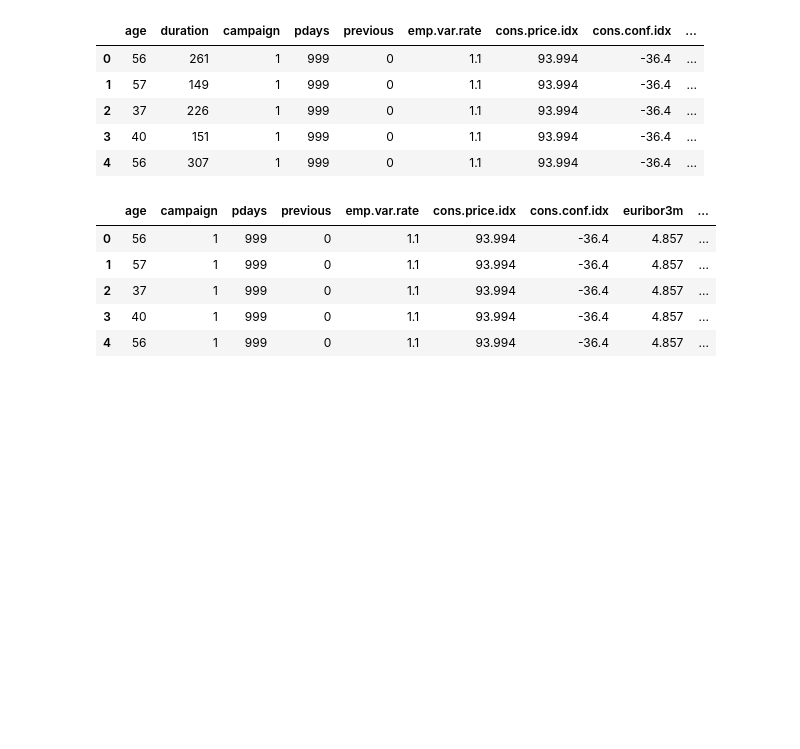
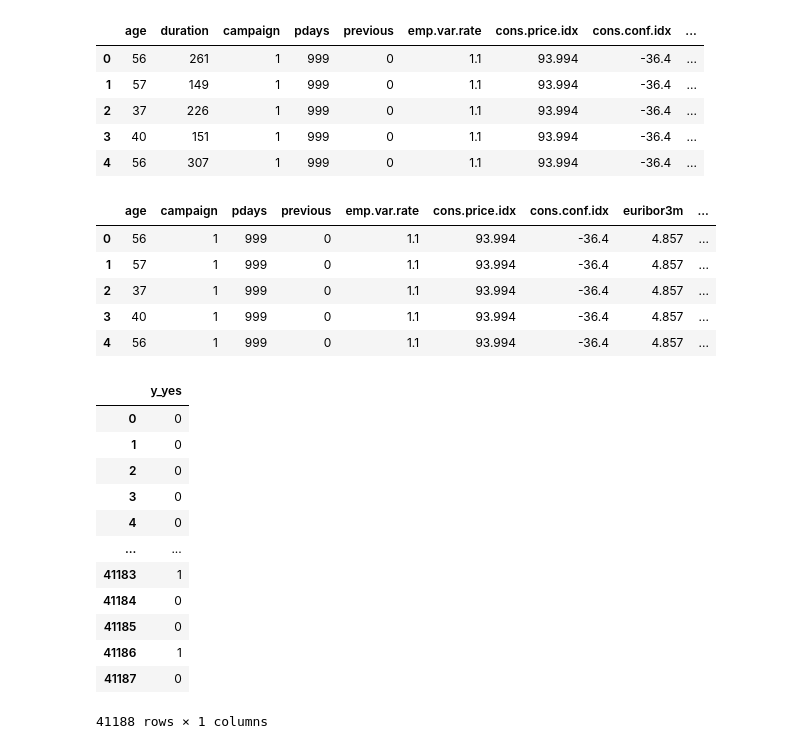
Before and after one commit to oxanaRC/CE888, a Jupyter notebook: LAB4/bank_classification.ipynb, the cells around one changed output. Saved outputs shown, nothing was run; the diff lists cells and outputs as text; code cells hidden in the pictures; blank space fills up the shorter version.

```diff
--- a/LAB4/bank_classification.ipynb
+++ b/LAB4/bank_classification.ipynb
@@ -113,6 +113,26 @@ df_dummies.head()
 | 2 | 37 | 1 | 999 | 0 | 1.1 | 93.994 | -36.4 | 4.857 | ... |
 | 3 | 40 | 1 | 999 | 0 | 1.1 | 93.994 | -36.4 | 4.857 | ... |
 | 4 | 56 | 1 | 999 | 0 | 1.1 | 93.994 | -36.4 | 4.857 | ... |
+# %%
+n_bins = 20
+outcomesY = ["y_yes"]
+y_yes_df=df_dummies[outcomesY].copy()
+y_yes_df
+#plt.hist(y_yes_df, bins = n_bins)
+# %% [output]
+|  | y_yes |
+| 0 | 0 |
+| 1 | 0 |
+| 2 | 0 |
+| 3 | 0 |
+| 4 | 0 |
+| ... | ... |
+| 41183 | 1 |
+| 41184 | 0 |
+| 41185 | 0 |
+| 41186 | 1 |
+| 41187 | 0 |
+41188 rows × 1 columns
 # %%
 X_df = df[features].copy()
 y_df = df[outcomes].copy()
```
Also changed, not shown: parts of 1 cell of this notebook.
